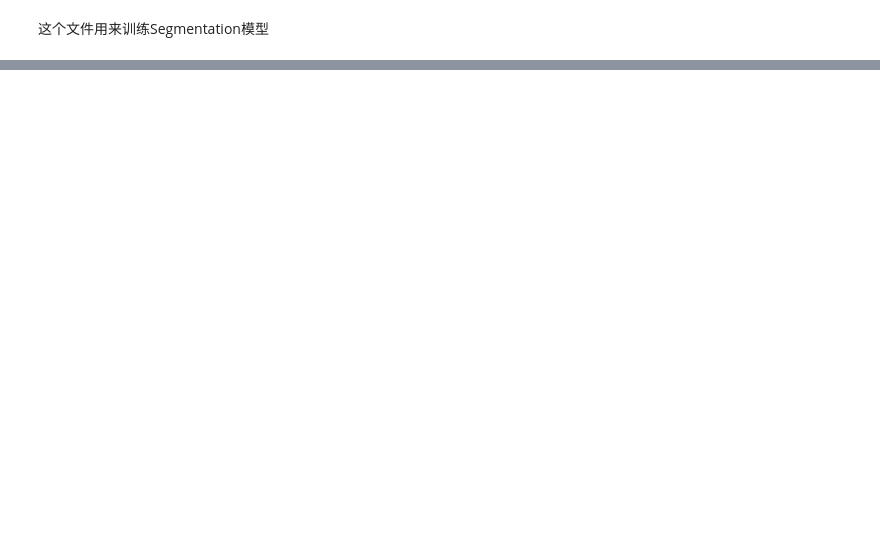
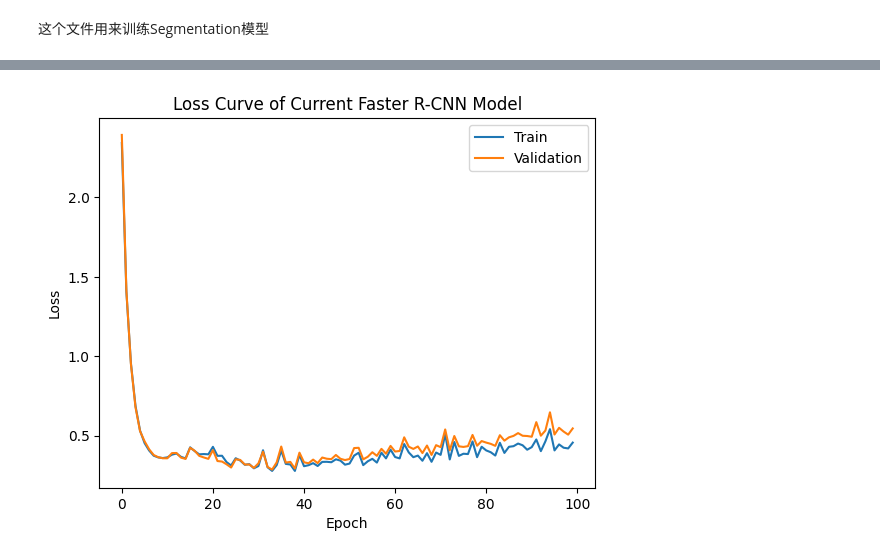
Before and after one commit to Ken-2511/HandwritingRecognition, a Jupyter notebook: Train/Faster_R_CNN.ipynb, the cells around one changed output, grey strips where cells are left out. Drawn from its saved outputs; the diff is of its cells as text; code cells hidden in the pictures; blank space fills up the shorter version.

```diff
--- a/Train/Faster_R_CNN.ipynb
+++ b/Train/Faster_R_CNN.ipynb
@@ -61,5 +61,5 @@ def collate_fn(batch):
     return images, targets
 # %%
 dataset = ModifiedDataset(SegDataset('IAM', 'train'))
-dataloader = DataLoader(dataset, batch_size=16, shuffle=True, num_workers=0, collate_fn=collate_fn)
+dataloader = DataLoader(dataset, batch_size=32, shuffle=True, num_workers=0, collate_fn=collate_fn)
 # %%
@@ -95,0 +201,33 @@ for epoch in range(num_epochs):
+# %%
+# save loss crv
+import pickle
+with open('train_crv.pkl', 'wb') as f:
+    pickle.dump(loss_crv, f)
+# %%
+# validation crv
+
+dataset = ModifiedDataset(SegDataset('IAM', 'val'))
+dataloader = DataLoader(dataset, batch_size=32, shuffle=True, num_workers=0, collate_fn=collate_fn)
+
+val_crv = []
+for epoch in range(100):
+    model = load_model(model, epoch)
+    # model.eval()
+    total_loss = 0
+    total_step = 0
+    with torch.no_grad():
+        for step, (images, targets) in enumerate(dataloader):
+            images = list(image.to(device) for image in images)
+            targets = [{k: v.to(device) for k, v in t.items()} for t in targets]
+
+            # 计算损失
+            loss_dict = model(images, targets)
+            # print(loss_dict)
+            losses = sum(loss for loss in loss_dict.values())
+            total_loss += losses.item()
+            total_step += 1
+
+            # print(f"Epoch {epoch} step {step} loss: {losses.item()}")
+    losses = total_loss / total_step
+    val_crv.append(losses)
+    print(f"Epoch {epoch} loss: {losses}")
@@ -95,0 +252,11 @@ for epoch in range(num_epochs):
+# %%
+# plot both crv
+plt.plot(np.arange(len(loss_crv)), loss_crv, label='Train')
+plt.plot(np.arange(len(val_crv)), val_crv, label='Validation')
+plt.xlabel('Epoch')
+plt.ylabel('Loss')
+plt.title('Loss Curve of Current Faster R-CNN Model')
+plt.legend()
+plt.show()
+# %% [output]
+[figure, added]
```
Also changed, not shown: parts of 4 cells of this notebook, 6 other files.
